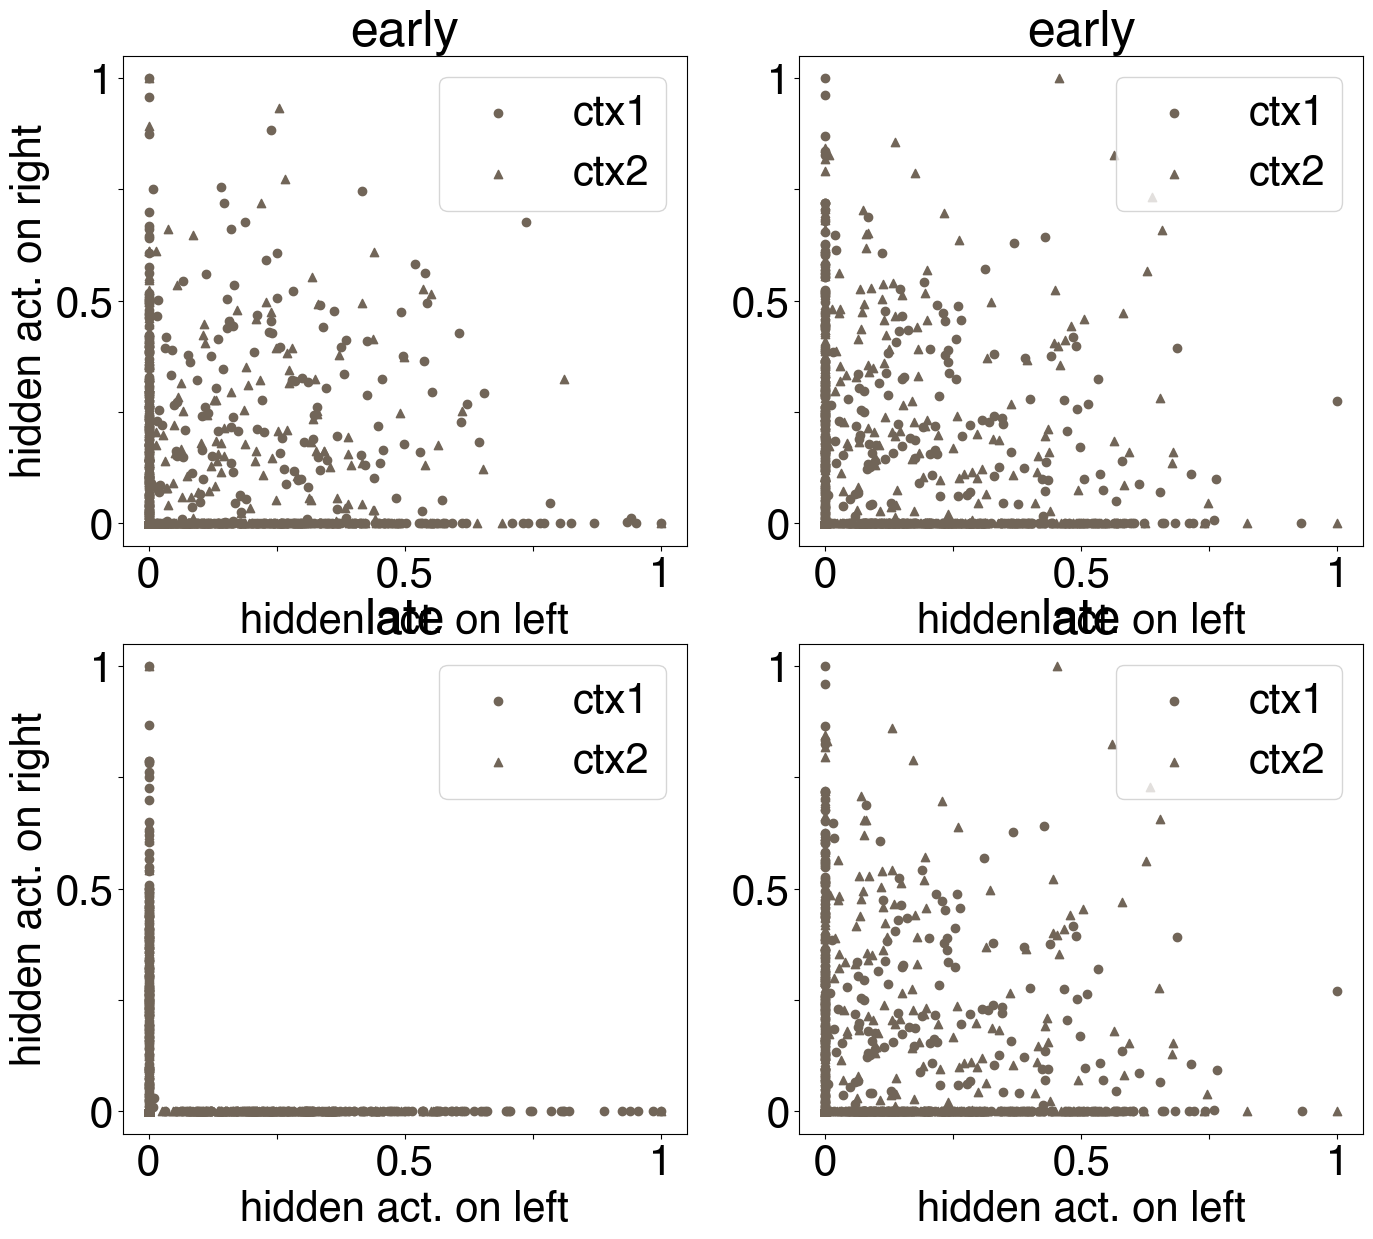
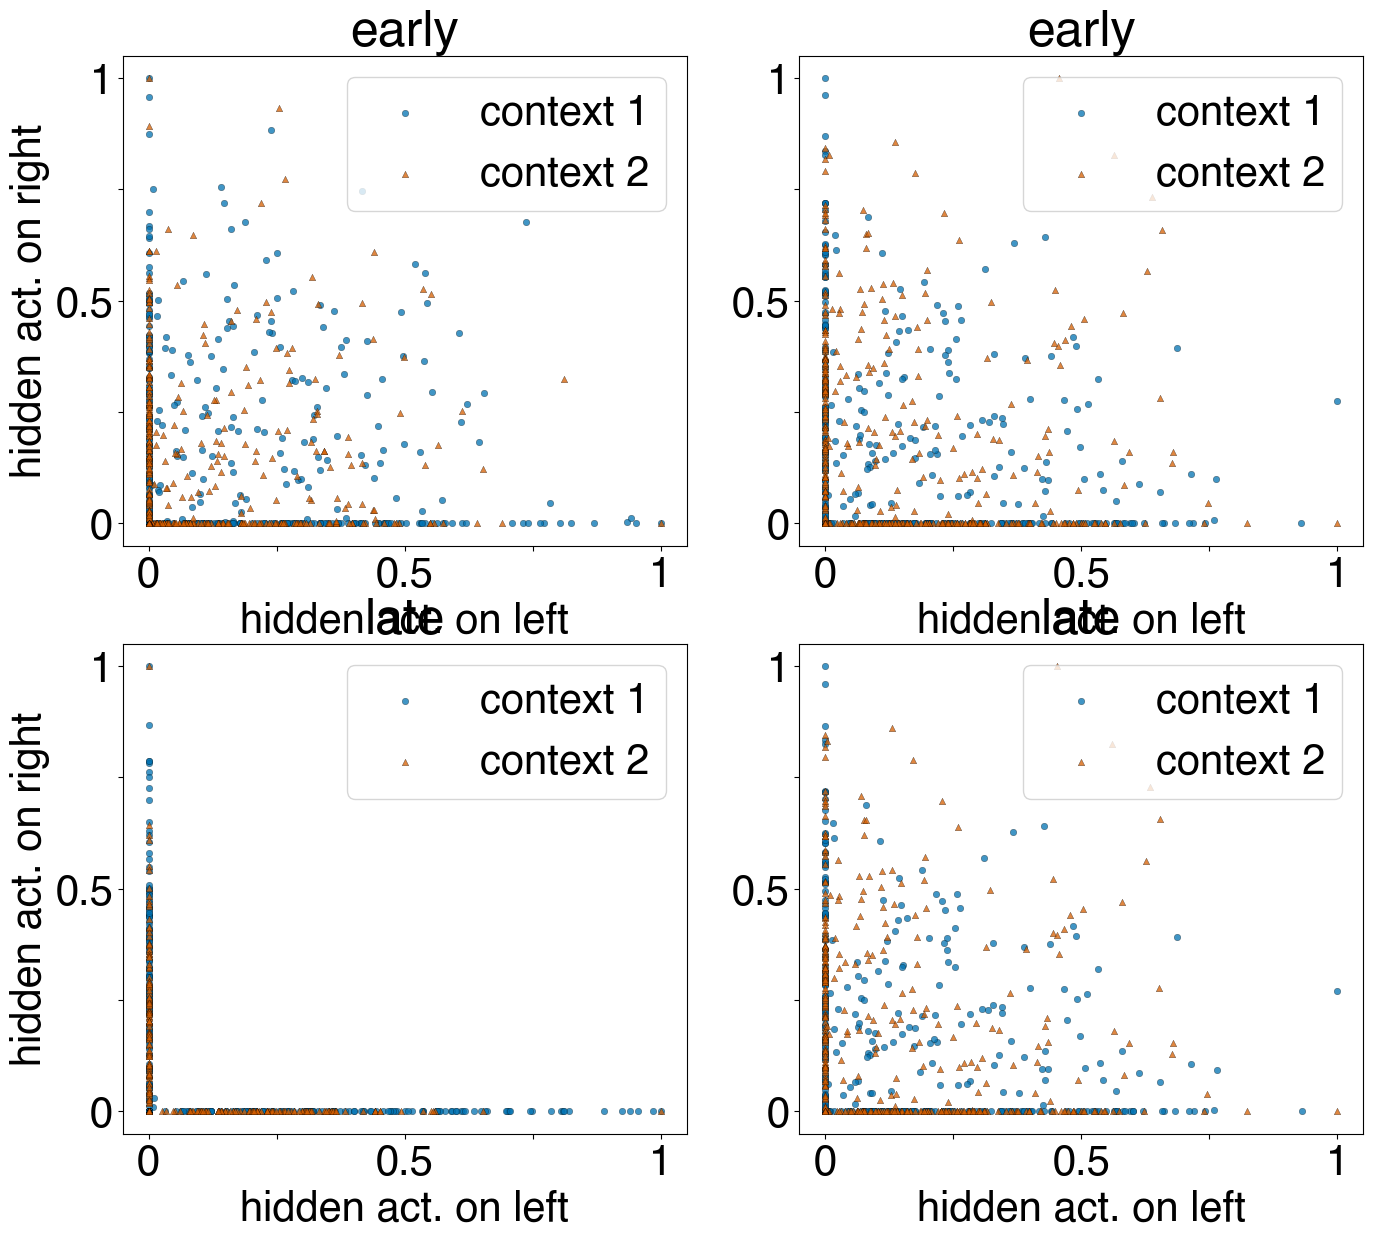
The notebook cell's code change between the first figure and the second:
--- before
+++ after
@@ -1,4 +1,5 @@
-context_labels = ['ctx1', 'ctx2']
+context_labels = ['context 1', 'context 2']
 context_markers = ['o', '^']
+context_colors = ['#0072B2', '#D55E00']  # blue, orange-red
 arm_labels = ['left', 'right'] 
 context_idx = [[1, 3], [0, 2]]
@@ -32,5 +33,10 @@
         
         norm_hidden[m_i, context_idx[c_i], :] = norm_act
-        axis.scatter(norm_act[0], norm_act[1], color=(113/255, 101/255, 88/255), marker=context_markers[c_i], label=c_label)
+        axis.scatter(
+            norm_act[0], norm_act[1],
+            color=context_colors[c_i],
+            marker=context_markers[c_i],
+            label=c_label,
+        )
         
     # norm_act_all_concat = np.concatenate(norm_act_all, 1)

Commit: Update Fig3_splitting_sim.ipynb